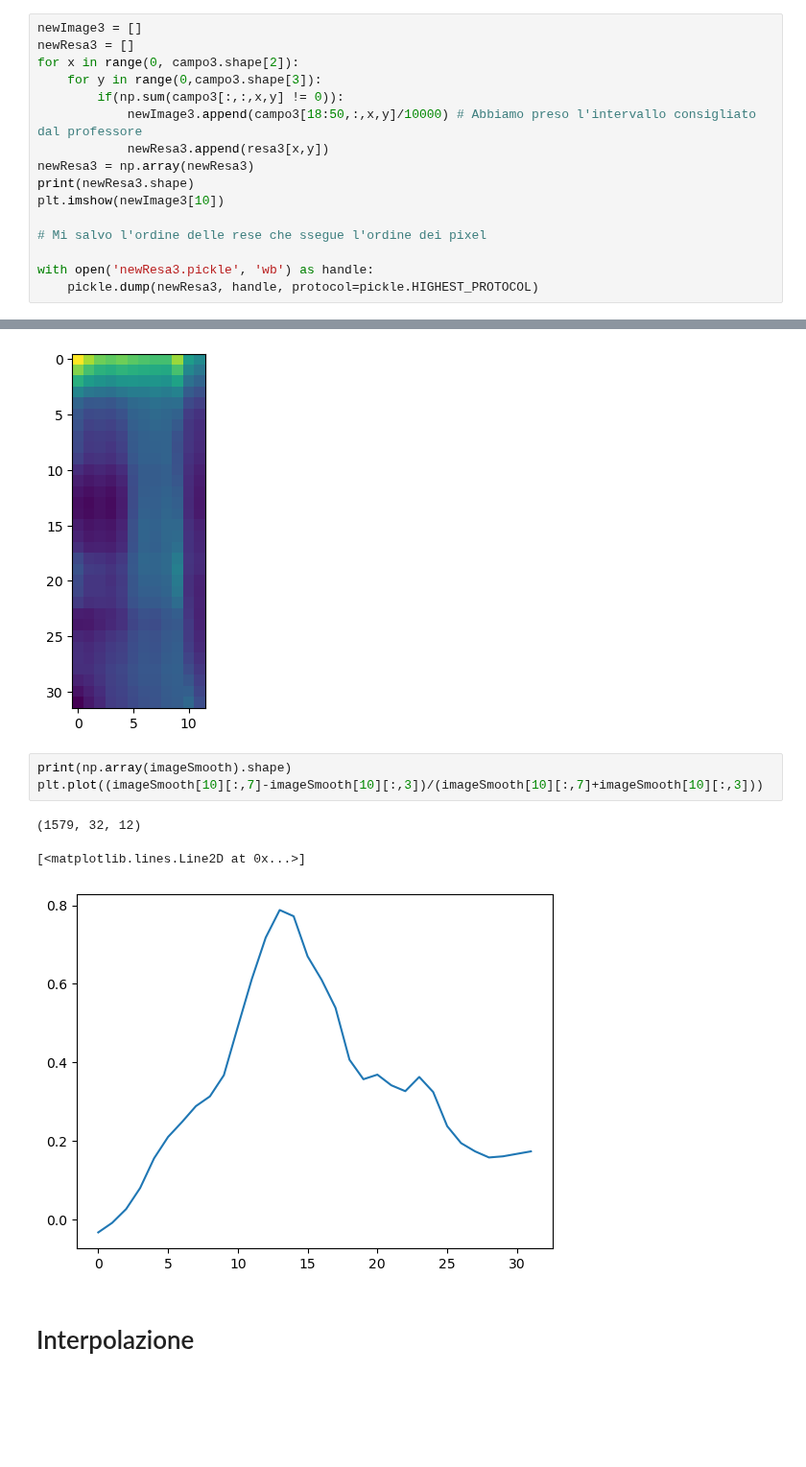
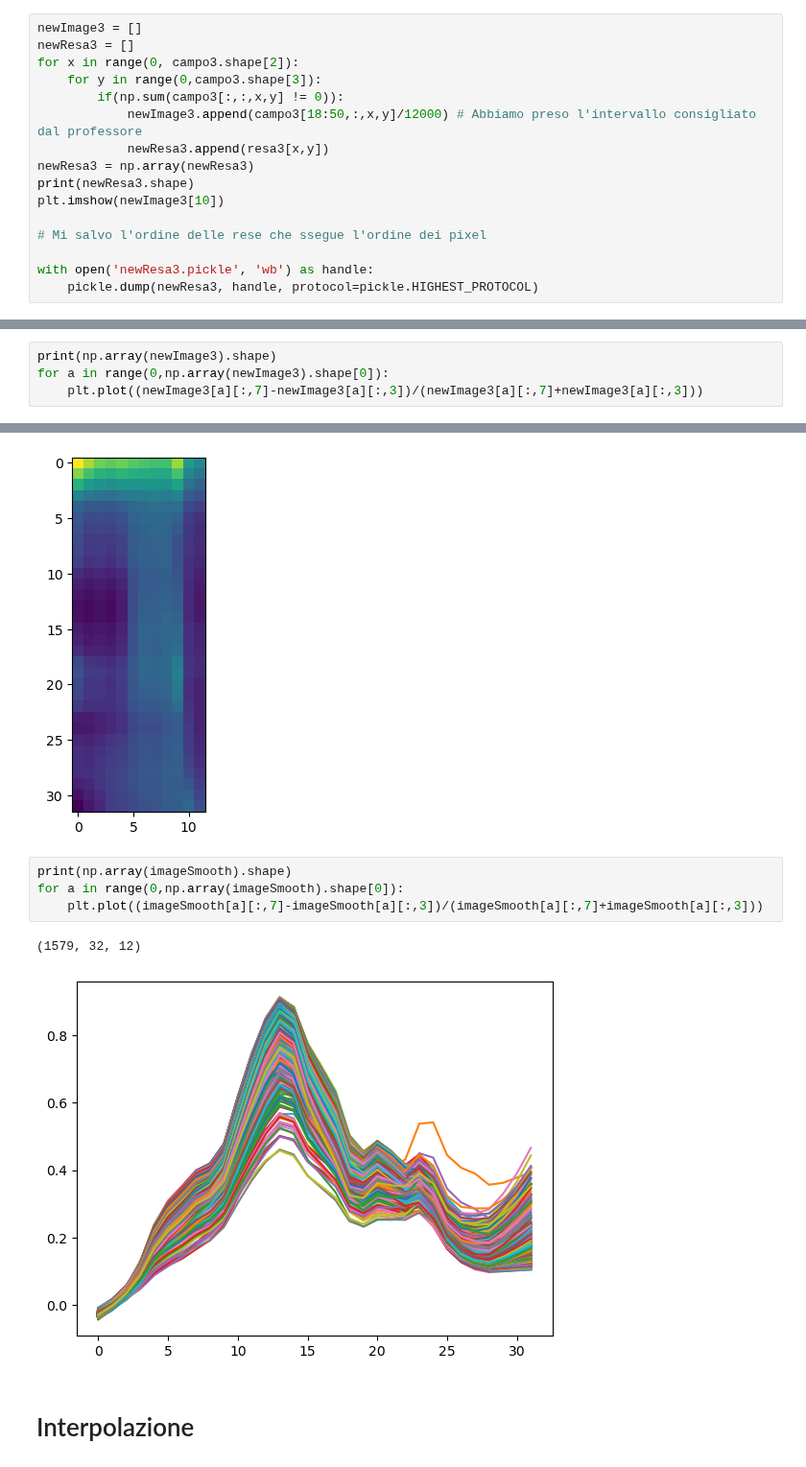
Before and after one commit to Simone-Scalella/AgriVision2022, a Jupyter notebook: impResa.ipynb, the cells around one changed output, grey strips where cells are left out. Shown at 96% size. Drawn from its saved outputs; the diff is of its cells as text; blank space fills up the shorter version.

```diff
--- a/impResa.ipynb
+++ b/impResa.ipynb
@@ -76,7 +76,7 @@ newResa3 = []
 for x in range(0, campo3.shape[2]):
     for y in range(0,campo3.shape[3]):
         if(np.sum(campo3[:,:,x,y] != 0)):
-            newImage3.append(campo3[18:50,:,x,y]/10000) # Abbiamo preso l'intervallo consigliato dal professore
+            newImage3.append(campo3[18:50,:,x,y]/12000) # Abbiamo preso l'intervallo consigliato dal professore
             newResa3.append(resa3[x,y])
 newResa3 = np.array(newResa3)
 print(newResa3.shape)
@@ -89,3 +89,7 @@ with open('newResa3.pickle', 'wb') as handle:
 # %% [output]
 (1579,)
 [figure]
+# %%
+print(np.array(newImage3).shape)
+for a in range(0,np.array(newImage3).shape[0]):
+    plt.plot((newImage3[a][:,7]-newImage3[a][:,3])/(newImage3[a][:,7]+newImage3[a][:,3]))
@@ -107,11 +114,11 @@ plt.imshow(imageSmooth[10])
 [figure]
 # %%
 print(np.array(imageSmooth).shape)
-plt.plot((imageSmooth[10][:,7]-imageSmooth[10][:,3])/(imageSmooth[10][:,7]+imageSmooth[10][:,3]))
+for a in range(0,np.array(imageSmooth).shape[0]):
+    plt.plot((imageSmooth[a][:,7]-imageSmooth[a][:,3])/(imageSmooth[a][:,7]+imageSmooth[a][:,3]))
 # %% [output]
 (1579, 32, 12)
-[<matplotlib.lines.Line2D at 0x...>]
-[figure, old version]
+[figure, new version]
 # %% [markdown]
 # Interpolazione
 # %%
```
Also changed, not shown: parts of 4 cells of this notebook, 3 other files.
